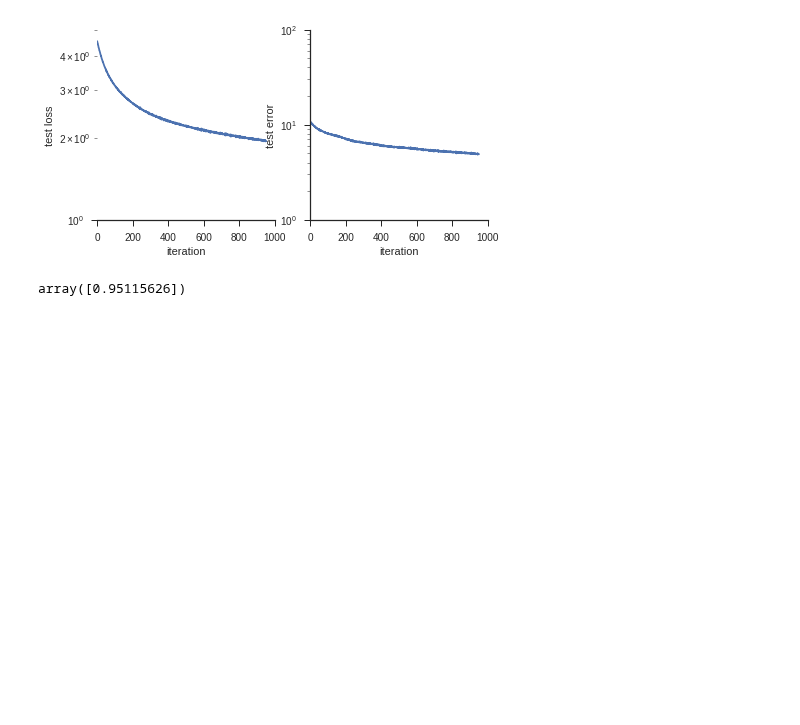
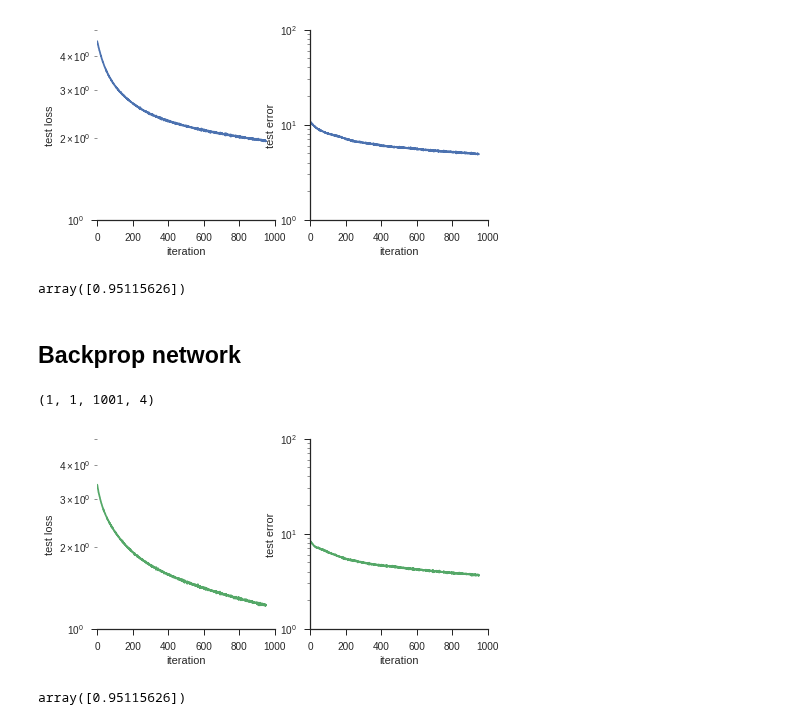
Before and after one commit to benlansdell/synthfeedback, a Jupyter notebook: notebooks/fig_2_validate_nodepert.ipynb, the cells around one changed output. Drawn from its saved outputs; the diff is of its cells as text; code cells hidden in the pictures; blank space fills up the shorter version.

```diff
--- a/notebooks/fig_2_validate_nodepert.ipynb
+++ b/notebooks/fig_2_validate_nodepert.ipynb
@@ -328,13 +217,12 @@ array([0.94815624, 0.94621873, 0.83375001, 0.13537499])
 # %% [markdown]
 ## Feedback alignment
 # %%
-sns.set_style('ticks')
 #Load data from script
 fn_in = './experiments/feedbackalignment4_small/summary/2b_establish_convergence_feedforward_feedbackalignment_output.npz'
 with open(fn_in, 'rb') as f:
     data = pickle.load(f)
-tags = data['tags']
-metrics = data['metrics']
+#tags = data['tags']
+fa_metrics = data['metrics']
 # %%
 metrics.shape
 # %% [output]
@@ -444,3 +332,42 @@ sns.despine(trim=True)
 metrics[:,0,-1,3]
 # %% [output]
 array([0.95115626])
+# %% [markdown]
+## Backprop network
+# %%
+sns.set_style('ticks')
+#Load data from script
+fn_in = './experiments/backprop4_small/summary/2b_establish_convergence_feedforward_backprop_output.npz'
+with open(fn_in, 'rb') as f:
+    data = pickle.load(f)
+tags = data['tags']
+bp_metrics = data['metrics']
+# %%
+metrics.shape
+# %% [output]
+(1, 1, 1001, 4)
+# %%
+idx = 2
+fig,axes = plt.subplots(1,2,figsize=(7,3.5))
+sns.tsplot(bp_metrics[0,:,50:,idx], ax = axes[0], color='C%d'%i)
+axes[0].set_xlabel('iteration');
+axes[0].set_ylabel('test loss');
+axes[0].set_yscale('log')
+axes[0].set_ylim([1, 5])
+axes[0].set_xlim([0, 1000])
+
+idx = 3
+sns.tsplot(100-100*bp_metrics[0,:,50:,idx], ax = axes[1], color='C%d'%i)
+axes[1].set_ylabel('test error');
+axes[1].set_xlabel('iteration');
+axes[1].set_yscale('log')
+axes[1].set_ylim([1, 100])
+axes[1].set_xlim([0, 1000])
+sns.despine(trim=True)
+#plt.savefig('./fig2_validate_backprop_error.pdf')
+# %% [output]
+[figure, added]
+# %%
+metrics[:,0,-1,3]
+# %% [output]
+array([0.95115626])
```
Also changed, not shown: parts of 12 cells of this notebook, 7 other files.
